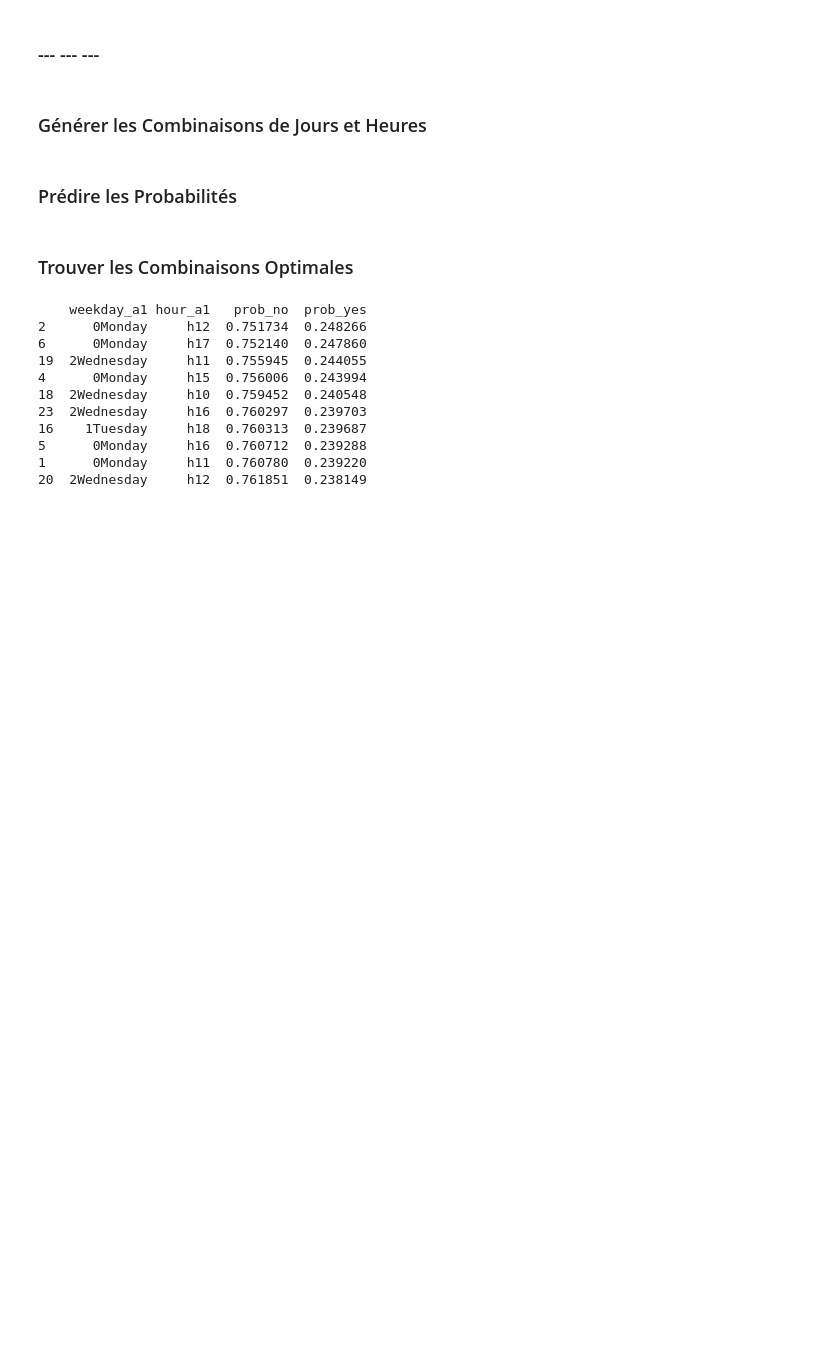
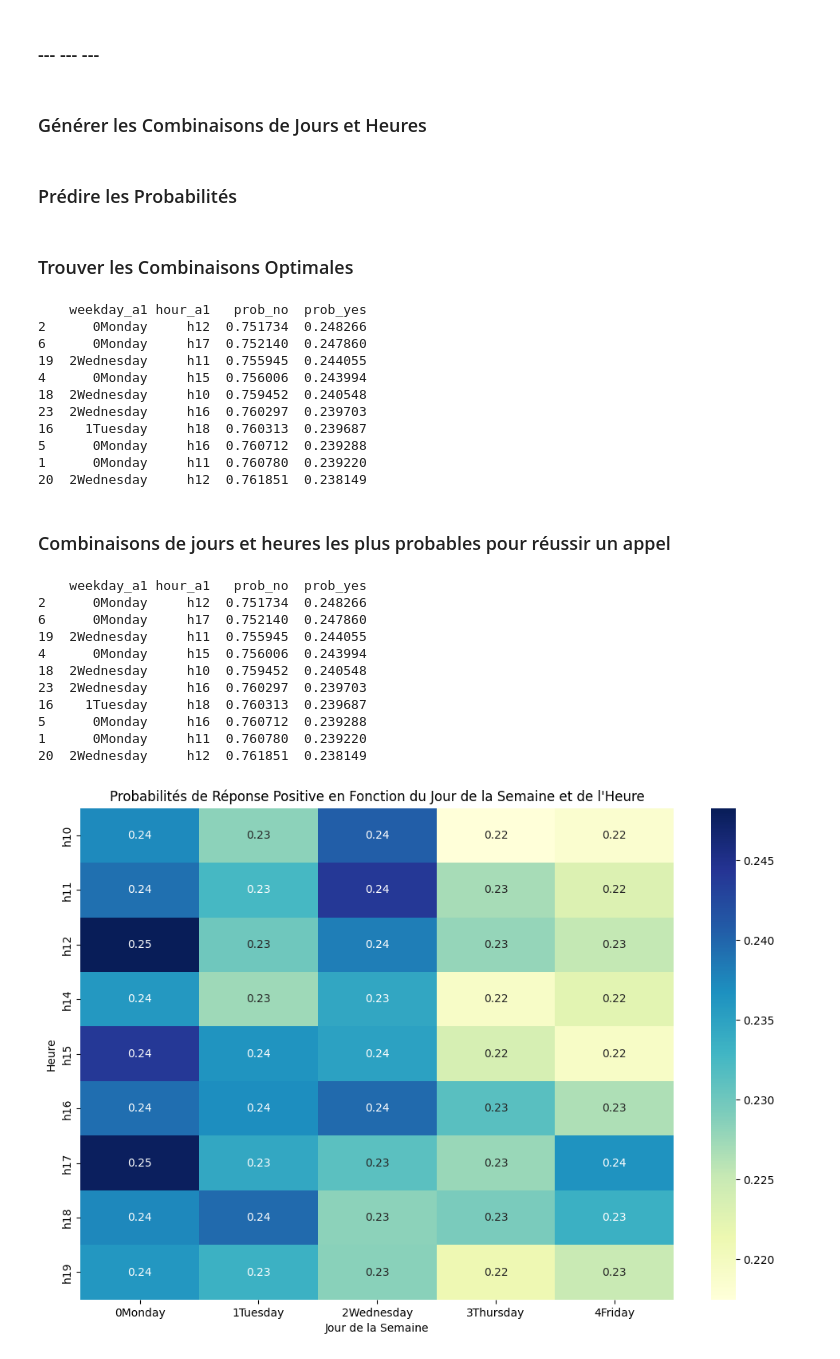
Before and after one commit to LaCobble/Modelisation-Stochastique-Call-Center, a Jupyter notebook: src/FirstCall.ipynb, the cells around one changed output. Saved outputs shown, nothing was run; the diff lists cells and outputs as text; code cells hidden in the pictures; blank space fills up the shorter version.

Commit message:
V1
Update / fix
Add graphics

```diff
--- a/src/FirstCall.ipynb
+++ b/src/FirstCall.ipynb
@@ -182,3 +181,52 @@ print(optimal_times.head(10))
 5      0Monday     h16  0.760712  0.239288
 1      0Monday     h11  0.760780  0.239220
 20  2Wednesday     h12  0.761851  0.238149
+# %% [markdown]
+### Combinaisons de jours et heures les plus probables pour réussir un appel
+# %%
+# Visualisation des probabilités de réponse positive en fonction du jour de la semaine et de l'heure
+import matplotlib.pyplot as plt
+import seaborn as sns
+
+# Générer toutes les combinaisons possibles de jours et d'heures
+weekdays = calls_a1['weekday_a1'].cat.categories
+hours = calls_a1['hour_a1'].cat.categories
+combinations = list(itertools.product(weekdays, hours))
+test_data = pd.DataFrame(combinations, columns=['weekday_a1', 'hour_a1'])
+
+# Convertir les colonnes en type 'category'
+test_data['weekday_a1'] = test_data['weekday_a1'].astype('category')
+test_data['hour_a1'] = test_data['hour_a1'].astype('category')
+
+# Utiliser la fonction predict pour obtenir les probabilités de réponse
+pred_prob = predict(bn, data=test_data, var_target='lead_answered_a1', show_progress=False)
+
+# Ajouter les probabilités de réponse à test_data
+test_data['prob_no'] = pred_prob['no']
+test_data['prob_yes'] = pred_prob['yes']
+
+# Trier les combinaisons par probabilité décroissante de réponse positive
+optimal_times = test_data.sort_values(by='prob_yes', ascending=False)
+print(optimal_times.head(10))  # Afficher les 10 combinaisons avec les plus hautes probabilités de réponse
+
+# Visualisation des probabilités de réponse positive en fonction du jour de la semaine et de l'heure
+plt.figure(figsize=(12, 8))
+heatmap_data = test_data.pivot(index="hour_a1", columns="weekday_a1", values="prob_yes")
+sns.heatmap(heatmap_data, annot=True, fmt=".2f", cmap="YlGnBu")
+plt.title("Probabilités de Réponse Positive en Fonction du Jour de la Semaine et de l'Heure")
+plt.ylabel("Heure")
+plt.xlabel("Jour de la Semaine")
+plt.show()
+# %% [output]
+    weekday_a1 hour_a1   prob_no  prob_yes
+2      0Monday     h12  0.751734  0.248266
+6      0Monday     h17  0.752140  0.247860
+19  2Wednesday     h11  0.755945  0.244055
+4      0Monday     h15  0.756006  0.243994
+18  2Wednesday     h10  0.759452  0.240548
+23  2Wednesday     h16  0.760297  0.239703
+16    1Tuesday     h18  0.760313  0.239687
+5      0Monday     h16  0.760712  0.239288
+1      0Monday     h11  0.760780  0.239220
+20  2Wednesday     h12  0.761851  0.238149
+[figure, added]
```
Also changed, not shown: parts of 2 cells of this notebook.
